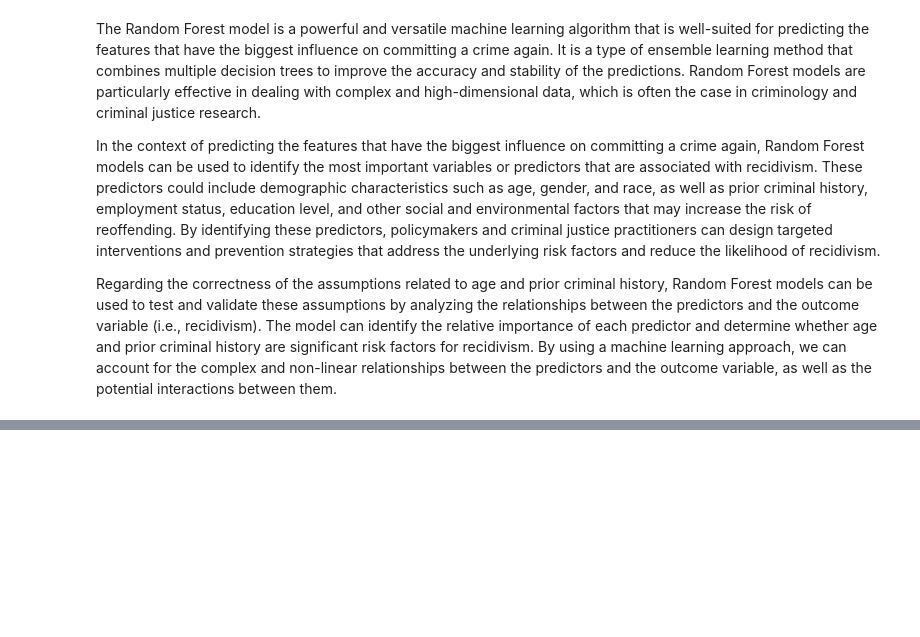
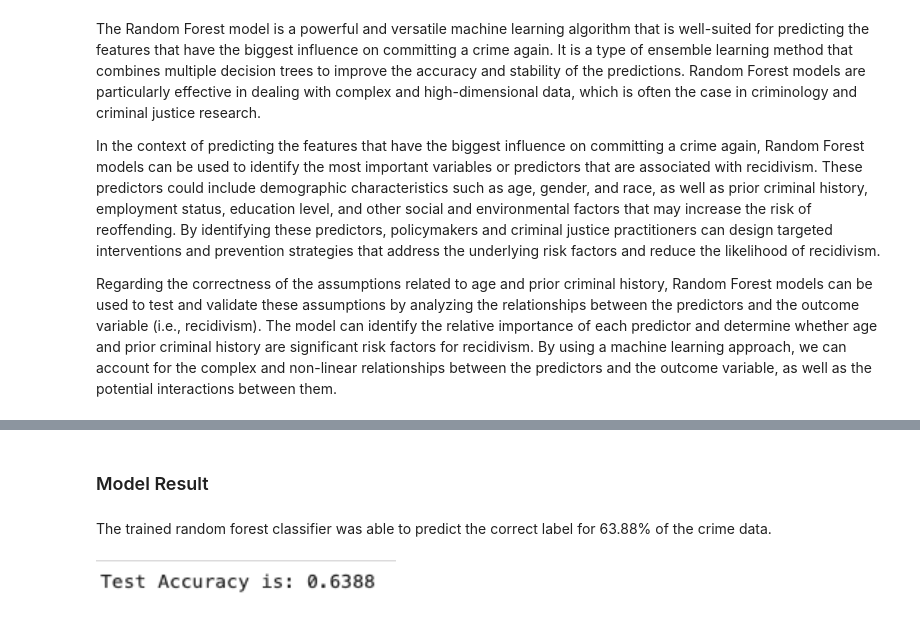
Before and after one commit to UCB-stat-159-s23/project-Group17, a Jupyter notebook: main.ipynb, the cells around one changed output, grey strips where cells are left out. Saved outputs shown, nothing was run; the diff lists cells and outputs as text; code cells hidden in the pictures; blank space fills up the shorter version.

```diff
--- a/main.ipynb
+++ b/main.ipynb
@@ -50,0 +82,8 @@ Regarding the correctness of the assumptions related to age and prior criminal h
+# %% [markdown]
+### Model Result
+# %% [markdown]
+The trained random forest classifier was able to predict the correct label for 63.88% of the crime data.
+# %%
+Image("figures/figure8.png", width=300)
+# %% [output]
+[figure, added]
```
Also changed, not shown: parts of 19 cells of this notebook, 9 other files.
